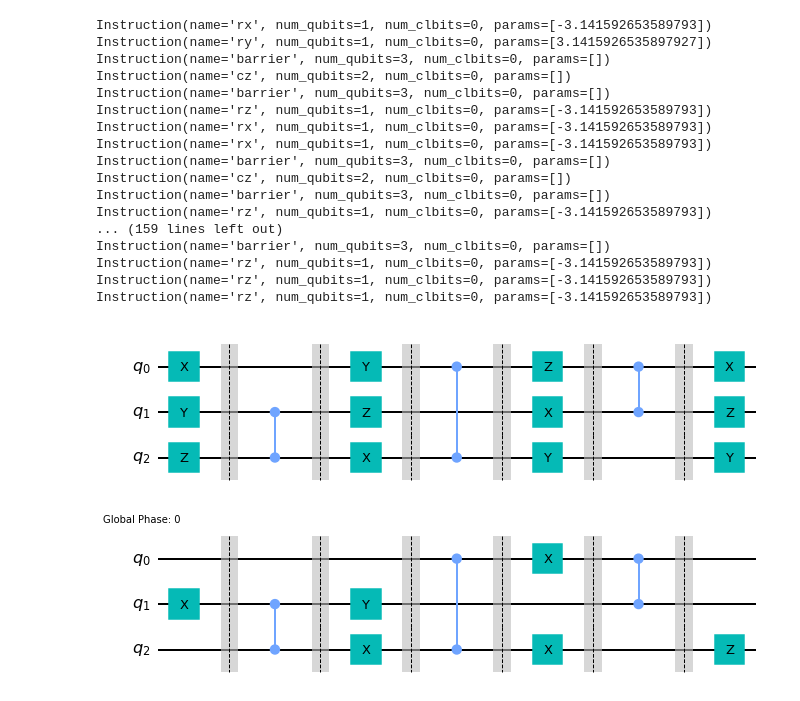
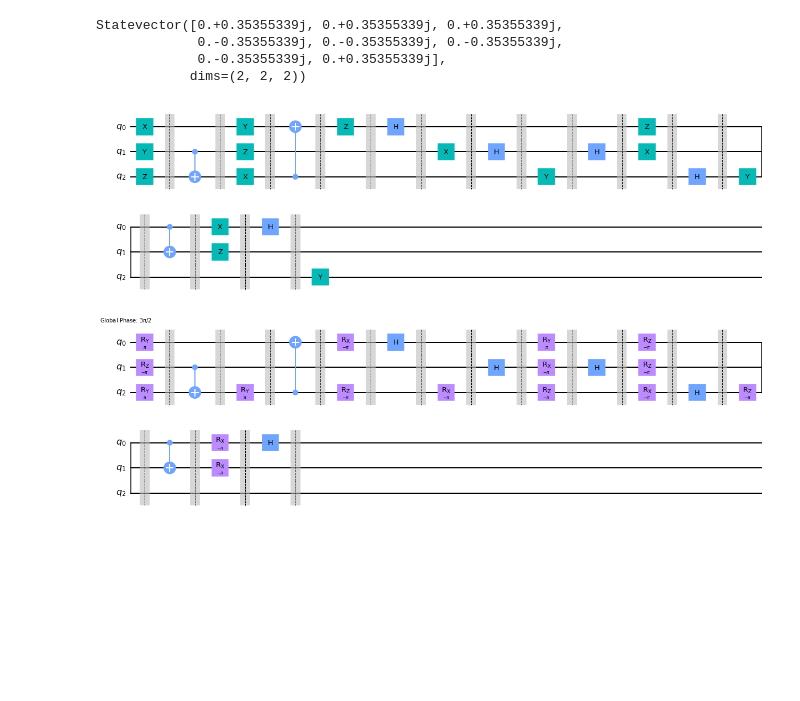
Before and after one commit to bicycle315/2022Summer-Hackathon_RB-with-Dynamical-Decoupling, a Jupyter notebook: GHKim/QST.ipynb, the cells around one changed output. Cells and saved outputs as stored; diff of their text form; code cells hidden in the pictures; blank space fills up the shorter version.

```diff
--- a/GHKim/QST.ipynb
+++ b/GHKim/QST.ipynb
@@ -124,7 +132,7 @@ def randomized_circuit(q_input, circ_number, max_iter):
     ## define easy and hard gates
 
     easy_gate = ['id', 'x', 'y', 'z']
-    hard_gate = ['cz', 't', 'h']
+    hard_gate = ['cz', 't', 'h', 'cx']
     basis_gate = easy_gate + hard_gate + ['rz']
 
     ## transpile the input gate to the equivalent gate with easy and hard gates basis
@@ -189,7 +197,7 @@ def randomized_circuit(q_input, circ_number, max_iter):
             if ind > 0:
                 q_temp.compose(hard_layer[ind - 1][0].reverse_ops(), hard_layer[ind - 1][1], inplace=True)
                 for T_ind in np.arange(len(T_set[ind - 1])):
-                    q_out.compose(T_set[ind - 1][T_ind].reverse_ops(), [T_ind], inplace=True)
+                    q_temp.compose(T_set[ind - 1][T_ind].reverse_ops(), [T_ind], inplace=True)
                 q_temp.compose(hard_layer[ind - 1][0], hard_layer[ind - 1][1], inplace=True)
             ## easy
             for sub_ind in np.arange(len(easy_layer[ind])):
@@ -198,17 +206,13 @@ def randomized_circuit(q_input, circ_number, max_iter):
             if (ind < depth//2):
                 for T_ind in np.arange(len(T_set[ind])):
                     q_temp.compose(T_set[ind][T_ind], [T_ind], inplace=True)
+            q_temp = transpile(q_temp, basis_gates=['id', 'u3', 'cz'], optimization_level=3)
+            q_temp = transpile(q_temp, basis_gates=['rx', 'rz', 'ry', 'cz', 'id'], optimization_level=3)
 
             q_out.compose(q_temp, range(q_transform.num_qubits), inplace=True)
 
         # q_final = transpile(q_out, basis_gates=['id', 'x', 'y', 'z', 'rz', 't', 'h', 'cz'], optimization_level=0)
 
-        from qiskit.compiler import transpile
-
-        q_out = transpile(q_out, basis_gates=['id', 'u3', 'cz'], optimization_level=3)
-        q_out = transpile(q_out, basis_gates=['rx', 'rz', 'ry', 'cz', 'id'], optimization_level=3)
-        q_out = RtoPauliTranslator()(q_out)
-
         random_circuit_set.append(q_out)
 
     return random_circuit_set
@@ -216,59 +220,67 @@ def randomized_circuit(q_input, circ_number, max_iter):
 # For simulation
 from qiskit.providers.aer import AerSimulator
 from qiskit import QuantumCircuit
+from qiskit.quantum_info import Statevector
 from qiskit.compiler import transpile
 from qiskit.circuit.library import QFT
 
 target = QuantumCircuit(3)
 target.x(0)
 target.y(1)
 target.z(2)
 target.barrier()
-target.cz(1, 2)
+target.cx(1, 2)
 target.barrier()
 target.y(0)
 target.z(1)
 target.x(2)
 target.barrier()
-target.cz(2, 0)
+target.cx(2, 0)
+target.barrier()
+target.z(0)
+target.barrier()
+target.h(0)
+target.barrier()
+target.x(1)
+target.barrier()
+target.h(1)
+target.barrier()
+target.y(2)
+target.barrier()
+target.h(1)
 target.barrier()
 target.z(0)
 target.x(1)
+target.barrier()
+target.h(2)
+target.barrier()
 target.y(2)
 target.barrier()
-target.cz(0, 1)
+target.cx(0, 1)
 target.barrier()
 target.x(0)
 target.z(1)
+target.barrier()
+target.h(0)
+target.barrier()
 target.y(2)
+
+print(Statevector.from_instruction(target))
 
 # target = transpile(target, basis_gates=['id', 'x', 'y', 'z', 'cz', 'h', 't', 'rz'], optimization_level=0)
 
 rc_circs = randomized_circuit(target, 10, 1)
 
 target.draw('mpl')
 # %% [output]
-Instruction(name='rx', num_qubits=1, num_clbits=0, params=[-3.141592653589793])
-Instruction(name='ry', num_qubits=1, num_clbits=0, params=[3.1415926535897927])
-Instruction(name='barrier', num_qubits=3, num_clbits=0, params=[])
-Instruction(name='cz', num_qubits=2, num_clbits=0, params=[])
-Instruction(name='barrier', num_qubits=3, num_clbits=0, params=[])
-Instruction(name='rz', num_qubits=1, num_clbits=0, params=[-3.141592653589793])
-Instruction(name='rx', num_qubits=1, num_clbits=0, params=[-3.141592653589793])
-Instruction(name='rx', num_qubits=1, num_clbits=0, params=[-3.141592653589793])
-Instruction(name='barrier', num_qubits=3, num_clbits=0, params=[])
-Instruction(name='cz', num_qubits=2, num_clbits=0, params=[])
-Instruction(name='barrier', num_qubits=3, num_clbits=0, params=[])
-Instruction(name='rz', num_qubits=1, num_clbits=0, params=[-3.141592653589793])
-... (159 lines left out)
-Instruction(name='barrier', num_qubits=3, num_clbits=0, params=[])
-Instruction(name='rz', num_qubits=1, num_clbits=0, params=[-3.141592653589793])
-Instruction(name='rz', num_qubits=1, num_clbits=0, params=[-3.141592653589793])
-Instruction(name='rz', num_qubits=1, num_clbits=0, params=[-3.141592653589793])
+Statevector([0.+0.35355339j, 0.+0.35355339j, 0.+0.35355339j,
+             0.-0.35355339j, 0.-0.35355339j, 0.-0.35355339j,
+             0.-0.35355339j, 0.+0.35355339j],
+            dims=(2, 2, 2))
-[figure, old version]
+[figure, new version]
 # %%
-rc_circs[8].draw('mpl')
+rc_circs[3].draw('mpl')
 # %% [output]
-[figure, old version]
+[figure, new version]
 # %%
 from qiskit.providers.aer.noise import NoiseModel
```
Also changed, not shown: parts of 5 cells of this notebook.
